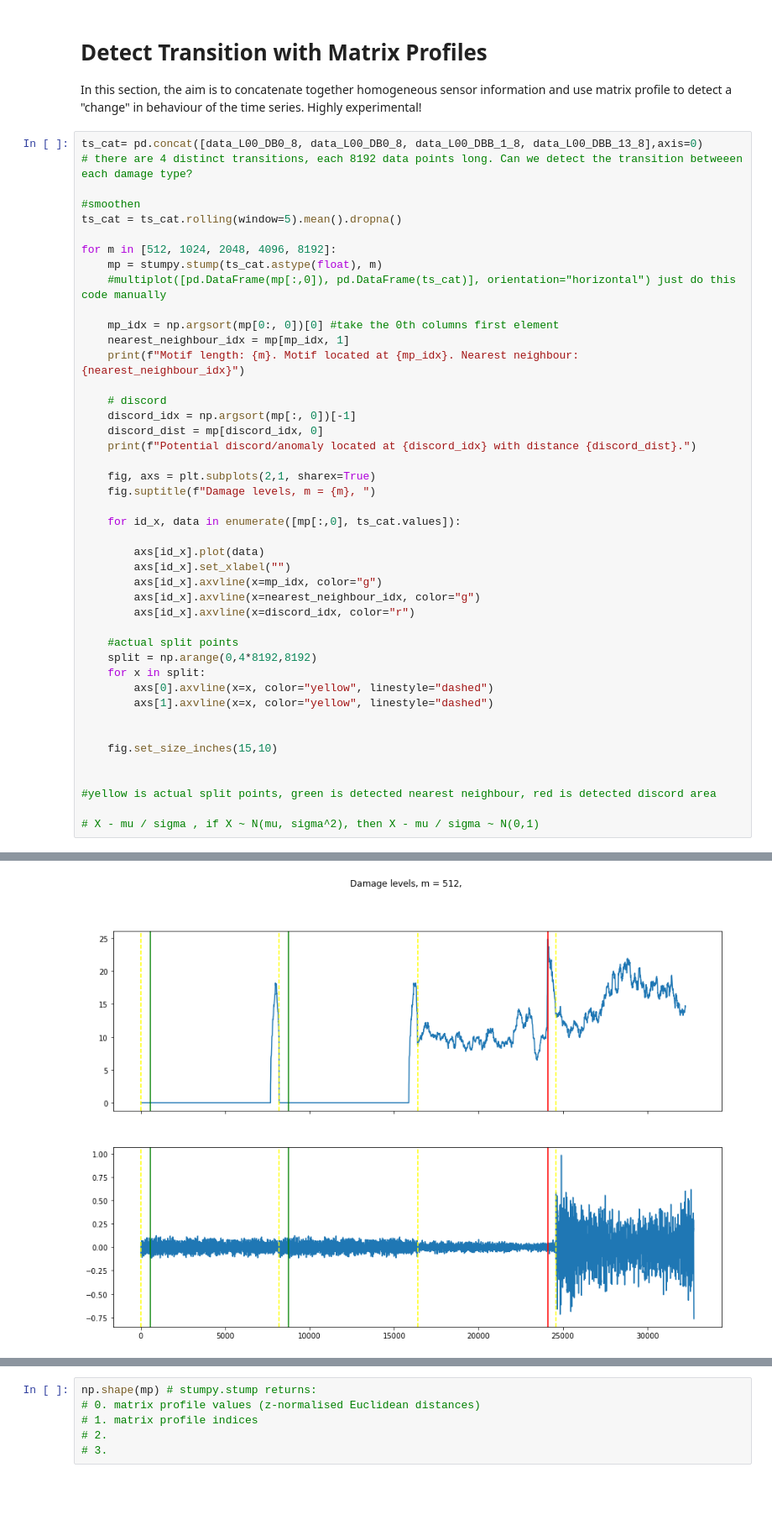
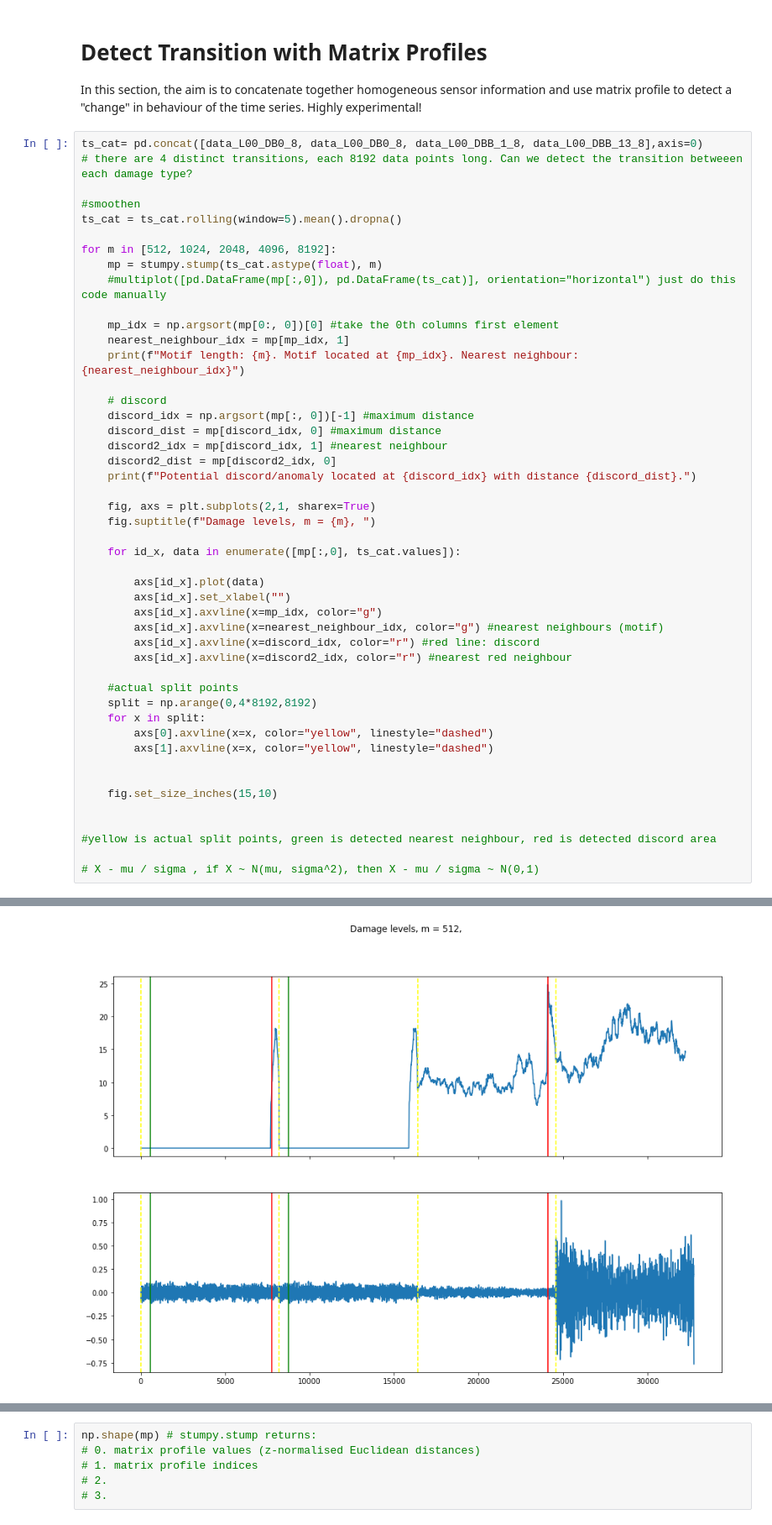
Before and after one commit to twan3617/anomalies, a Jupyter notebook: Example_Data_Sandia.ipynb, the cells around one changed output, grey strips where cells are left out. Shown: that part at 84% size. Drawn from its saved outputs; the diff is of its cells as text; blank space fills up the shorter version.

```diff
--- a/Example_Data_Sandia.ipynb
+++ b/Example_Data_Sandia.ipynb
@@ -324,8 +324,10 @@ for m in [512, 1024, 2048, 4096, 8192]:
     print(f"Motif length: {m}. Motif located at {mp_idx}. Nearest neighbour: {nearest_neighbour_idx}")
 
     # discord
-    discord_idx = np.argsort(mp[:, 0])[-1]
-    discord_dist = mp[discord_idx, 0]
+    discord_idx = np.argsort(mp[:, 0])[-1] #maximum distance
+    discord_dist = mp[discord_idx, 0] #maximum distance
+    discord2_idx = mp[discord_idx, 1] #nearest neighbour
+    discord2_dist = mp[discord2_idx, 0]
     print(f"Potential discord/anomaly located at {discord_idx} with distance {discord_dist}.")
 
     fig, axs = plt.subplots(2,1, sharex=True)
@@ -334,33 +336,34 @@ for m in [512, 1024, 2048, 4096, 8192]:
     for id_x, data in enumerate([mp[:,0], ts_cat.values]):
 
         axs[id_x].plot(data)
         axs[id_x].set_xlabel("")
         axs[id_x].axvline(x=mp_idx, color="g")
-        axs[id_x].axvline(x=nearest_neighbour_idx, color="g")
-        axs[id_x].axvline(x=discord_idx, color="r")
+        axs[id_x].axvline(x=nearest_neighbour_idx, color="g") #nearest neighbours (motif)
+        axs[id_x].axvline(x=discord_idx, color="r") #red line: discord
+        axs[id_x].axvline(x=discord2_idx, color="r") #nearest red neighbour
 
     #actual split points
     split = np.arange(0,4*8192,8192)
     for x in split:
         axs[0].axvline(x=x, color="yellow", linestyle="dashed")
         axs[1].axvline(x=x, color="yellow", linestyle="dashed")
 
 
     fig.set_size_inches(15,10)
 
 
 #yellow is actual split points, green is detected nearest neighbour, red is detected discord area
 
 # X - mu / sigma , if X ~ N(mu, sigma^2), then X - mu / sigma ~ N(0,1)
 # %% [output]
 Motif length: 512. Motif located at 558. Nearest neighbour: 8750
 Potential discord/anomaly located at 24092 with distance 24.81005207865679.
 Motif length: 1024. Motif located at 8358. Nearest neighbour: 166
 Potential discord/anomaly located at 23586 with distance 35.88648981976081.
 Motif length: 2048. Motif located at 489. Nearest neighbour: 8681
 Potential discord/anomaly located at 22618 with distance 53.48052385216103.
 Motif length: 4096. Motif located at 124. Nearest neighbour: 8316
 Potential discord/anomaly located at 20777 with distance 78.27907557626624.
 Motif length: 8192. Motif located at 0. Nearest neighbour: 8192
 Potential discord/anomaly located at 16778 with distance 111.21258777218192.
-[figure, old version]
+[figure, new version]
```
Also changed, not shown: parts of 19 cells of this notebook.
